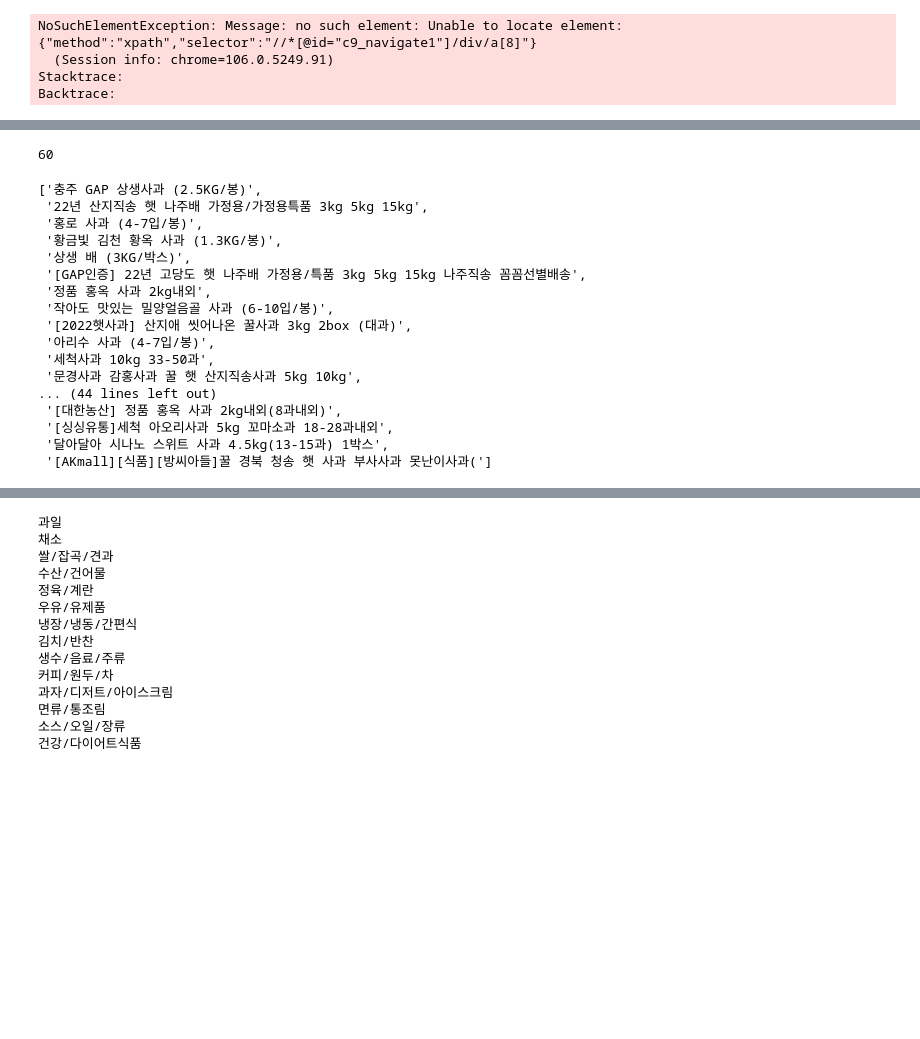
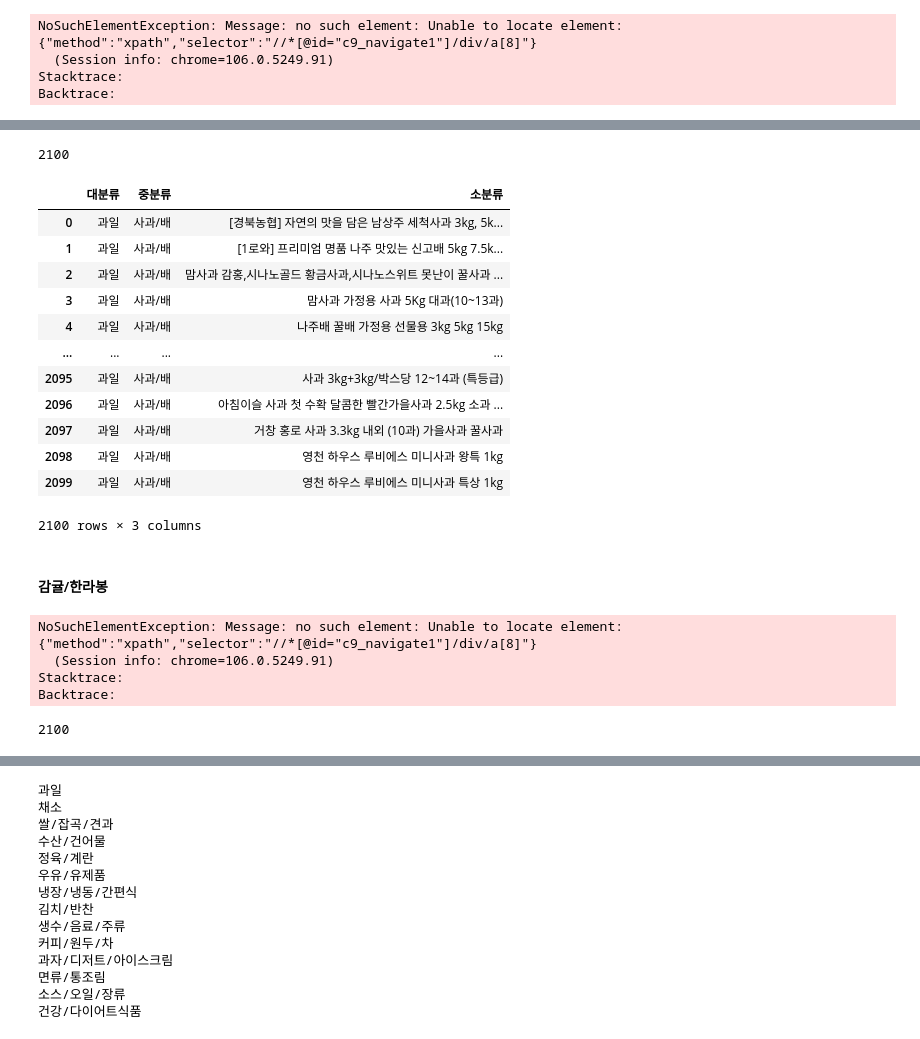
Before and after one commit to shinjangwoon/Store_Analysis, a Jupyter notebook: crawling/crawling.ipynb, the cells around one changed output, grey strips where cells are left out. Drawn from its saved outputs; the diff is of its cells as text; code cells hidden in the pictures; blank space fills up the shorter version.

```diff
--- a/crawling/crawling.ipynb
+++ b/crawling/crawling.ipynb
@@ -153,24 +133,51 @@ for namean in range(0,len(names)):
-# %%
-len(names)
-# %% [output]
-60
-# %%
-dldl
-# %% [output]
-['충주 GAP 상생사과 (2.5KG/봉)',
- '22년 산지직송 햇 나주배 가정용/가정용특품 3kg 5kg 15kg',
- '홍로 사과 (4-7입/봉)',
- '황금빛 김천 황옥 사과 (1.3KG/봉)',
- '상생 배 (3KG/박스)',
- '[GAP인증] 22년 고당도 햇 나주배 가정용/특품 3kg 5kg 15kg 나주직송 꼼꼼선별배송',
- '정품 홍옥 사과 2kg내외',
- '작아도 맛있는 밀양얼음골 사과 (6-10입/봉)',
- '[2022햇사과] 산지애 씻어나온 꿀사과 3kg 2box (대과)',
- '아리수 사과 (4-7입/봉)',
- '세척사과 10kg 33-50과',
- '문경사과 감홍사과 꿀 햇 산지직송사과 5kg 10kg',
-... (44 lines left out)
- '[대한농산] 정품 홍옥 사과 2kg내외(8과내외)',
- '[싱싱유통]세척 아오리사과 5kg 꼬마소과 18-28과내외',
- '달아달아 시나노 스위트 사과 4.5kg(13-15과) 1박스',
- '[AKmall][식품][방씨아들]꿀 경북 청송 햇 사과 부사사과 못난이사과(']
+# %%
+len(apple)
+# %% [output]
+2100
+# %%
+apple_df = pd.DataFrame(data=apple, columns=['소분류'])
+apple_df[['중분류', '대분류']] = ['사과/배', '과일']
+apple_df = apple_df[['대분류','중분류', '소분류']]
+apple_df
+# %% [output]
+|  | 대분류 | 중분류 | 소분류 |
+| 0 | 과일 | 사과/배 | [경북농협] 자연의 맛을 담은 남상주 세척사과 3kg, 5k... |
+| 1 | 과일 | 사과/배 | [1로와] 프리미엄 명품 나주 맛있는 신고배 5kg 7.5k... |
+| 2 | 과일 | 사과/배 | 맘사과 감홍,시나노골드 황금사과,시나노스위트 못난이 꿀사과 ... |
+| 3 | 과일 | 사과/배 | 맘사과 가정용 사과 5Kg 대과(10~13과) |
+| 4 | 과일 | 사과/배 | 나주배 꿀배 가정용 선물용 3kg 5kg 15kg |
+| ... | ... | ... | ... |
+| 2095 | 과일 | 사과/배 | 사과 3kg+3kg/박스당 12~14과 (특등급) |
+| 2096 | 과일 | 사과/배 | 아침이슬 사과 첫 수확 달콤한 빨간가을사과 2.5kg 소과 ... |
+| 2097 | 과일 | 사과/배 | 거창 홍로 사과 3.3kg 내외 (10과) 가을사과 꿀사과 |
+| 2098 | 과일 | 사과/배 | 영천 하우스 루비에스 미니사과 왕특 1kg |
+| 2099 | 과일 | 사과/배 | 영천 하우스 루비에스 미니사과 특상 1kg |
+2100 rows × 3 columns
+# %% [markdown]
+#### 감귤/한라봉
+# %%
+citrus = []
+driver.get('https://www.lotteon.com/search/render/render.ecn?render=nqapi&platform=pc&collection_id=9&login=Y&u9=navigate&u8=FC01200100&mallId=1')
+for f in range(1,36):
+    if f == 1:
+        name = driver.find_elements_by_class_name('srchProductUnitTitle')
+        time.sleep(2)
+        for named in range(0,len(name)):
+            citrus.append(name[named].text)
+        driver.find_element_by_xpath('//*[@id="c9_navigate1"]/div/a[7]').click()
+    else:
+        time.sleep(2)
+        name = driver.find_elements_by_class_name('srchProductUnitTitle')
+        time.sleep(2)
+        for named in range(0,len(name)):
+            citrus.append(name[named].text)
+        driver.find_element_by_xpath('//*[@id="c9_navigate1"]/div/a[8]').click()
+# %% [output]
+NoSuchElementException: Message: no such element: Unable to locate element: {"method":"xpath","selector":"//*[@id="c9_navigate1"]/div/a[8]"}
+  (Session info: chrome=106.0.5249.91)
+Stacktrace:
+Backtrace:
+# %%
+len(citrus)
+# %% [output]
+2100
```
Also changed, not shown: parts of 146 cells of this notebook.
